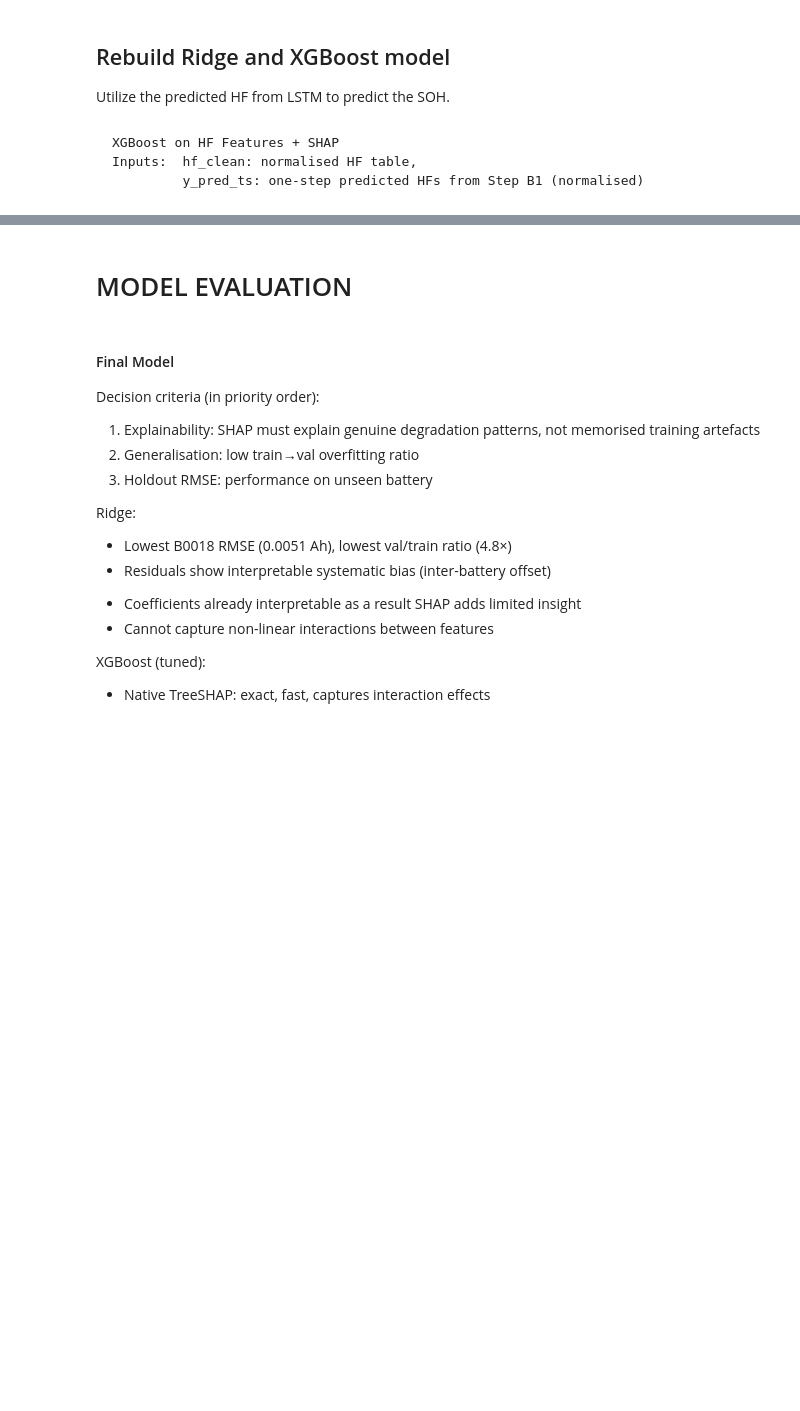
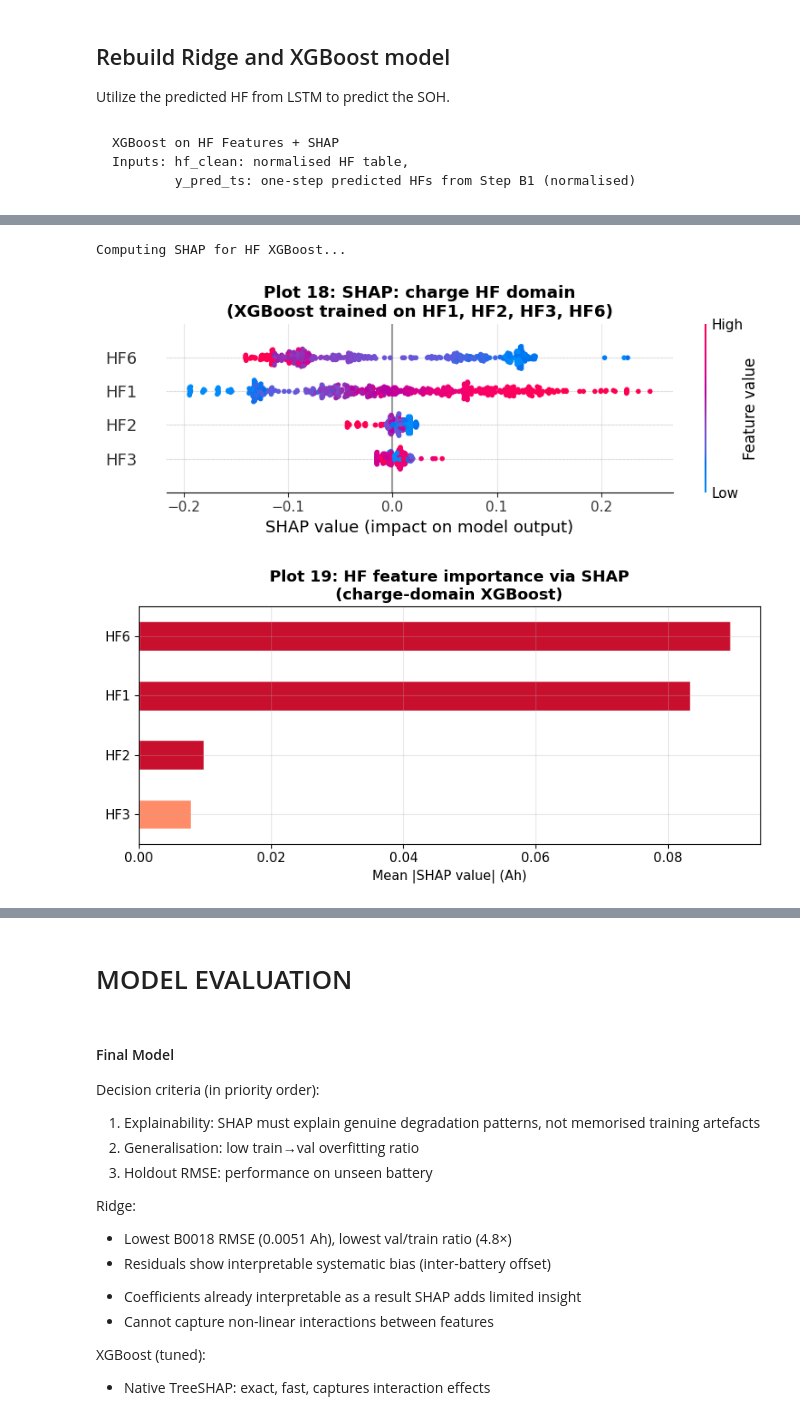
Before and after one commit to adithyaprasadsv/battery-soh-ml, a Jupyter notebook: battery_soh_script.ipynb, the cells around one changed output, grey strips where cells are left out. Cells and saved outputs as stored; diff of their text form; code cells hidden in the pictures; blank space fills up the shorter version.

```diff
--- a/battery_soh_script.ipynb
+++ b/battery_soh_script.ipynb
@@ -1686,0 +2139,57 @@ Inputs:  hf_clean: normalised HF table,
+# %%
+# SHAP analysis for HF XGBoost
+print("\nComputing SHAP for HF XGBoost...")
+explainer_hf  = shap.TreeExplainer(xgb_hf)
+shap_train_hf = explainer_hf(
+    pd.DataFrame(X_hf_train, columns=FEATURES_MAP)
+)
+shap_test_hf  = explainer_hf(
+    pd.DataFrame(X_hf_test,  columns=FEATURES_MAP)
+)
+
+# Summary plot
+fig, ax = plt.subplots(figsize=(9, 5))
+plt.sca(ax)
+shap.summary_plot(
+    shap_train_hf,
+    pd.DataFrame(X_hf_train, columns=FEATURES_MAP),
+    plot_type = "dot",
+    show      = False
+)
+ax.set_title("Plot 18: SHAP: charge HF domain\n"
+             "(XGBoost trained on HF1, HF2, HF3, HF6)",
+             fontweight="bold")
+plt.tight_layout()
+plt.savefig("./assets/plot18_shap_hf_summary.png", dpi=150, bbox_inches="tight")
+plt.show()
+
+# Bar importance
+fig, ax = plt.subplots(figsize=(8, 4))
+mean_abs_hf = np.abs(shap_train_hf.values).mean(axis=0)
+hf_importance = pd.Series(mean_abs_hf,
+                           index=FEATURES_MAP).sort_values(ascending=True)
+
+colors_hf = {
+    "HF1": "#C8102E",   # time 3.9→4.2V — CC charging speed
+    "HF2": "#C8102E",   # voltage rise — CC charging rate
+    "HF3": "#FF8C69",   # current drop — CV entry behaviour
+    "HF6": "#C8102E",   # RC time constant — internal resistance
+    "HF1_delta": "#698FFF",   # RC time constant — internal resistance
+    "HF6_delta": "#698FFF",   # RC time constant — internal resistance
+}
+hf_importance.plot(
+    kind="barh", ax=ax,
+    color=[colors_hf[h] for h in hf_importance.index],
+    edgecolor="white"
+)
+ax.set_xlabel("Mean |SHAP value| (Ah)")
+ax.set_title("Plot 19: HF feature importance via SHAP\n"
+             "(charge-domain XGBoost)",
+             fontweight="bold")
+plt.tight_layout()
+plt.savefig("./assets/plot19_shap_hf_bar.png", dpi=150, bbox_inches="tight")
+plt.show()
+# %% [output]
+Computing SHAP for HF XGBoost...
+[figure, added]
+[figure, added]
```
Also changed, not shown: parts of 40 cells of this notebook, 7 other files.
